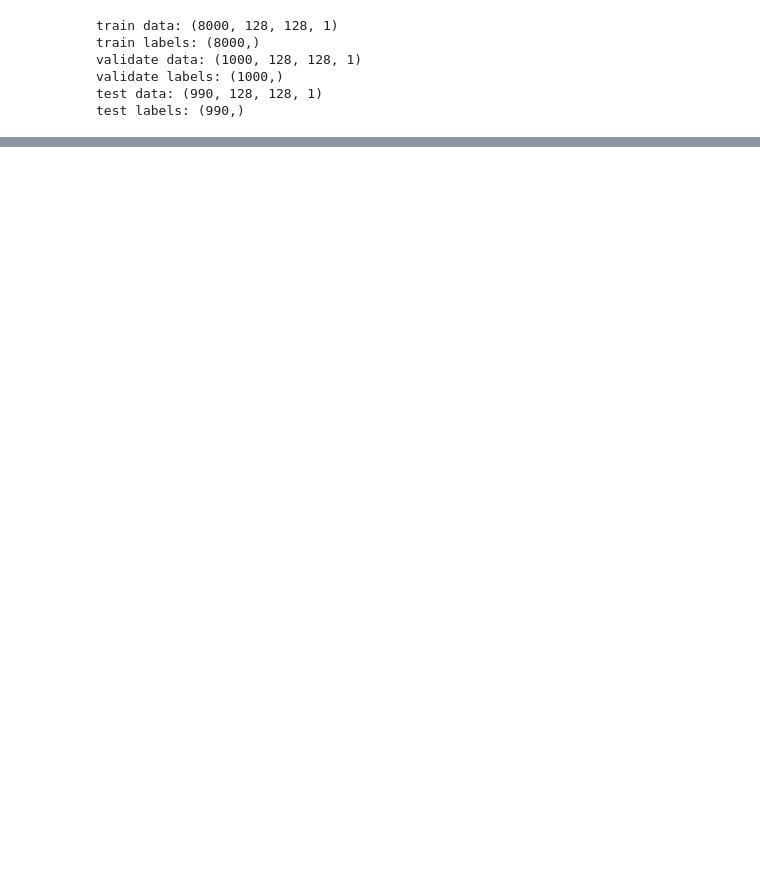
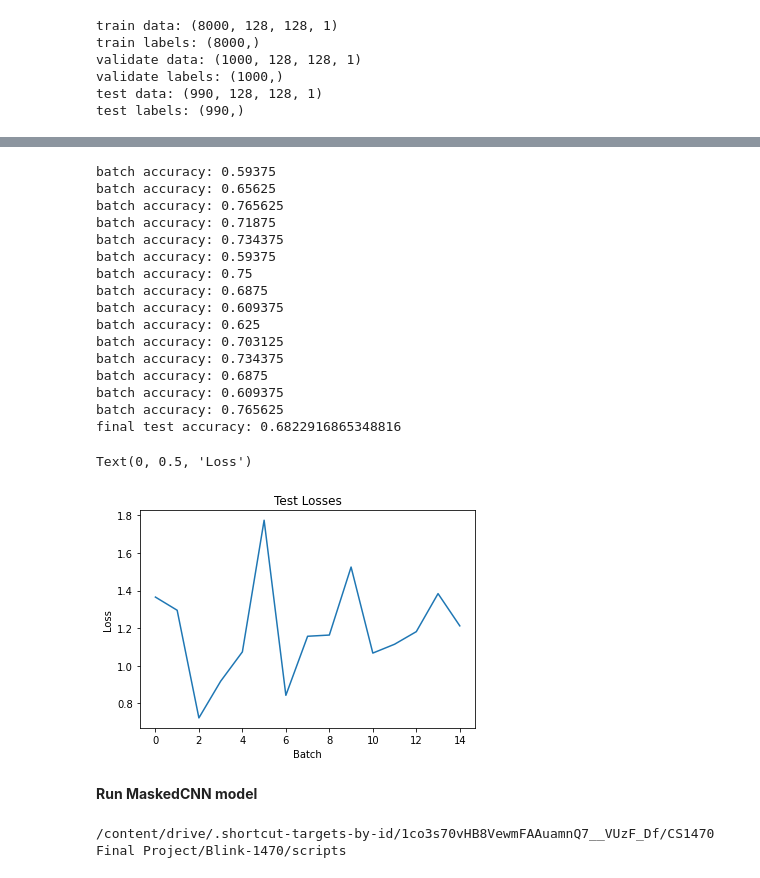
Before and after one commit to guoclara/the-sound-of-music, a Jupyter notebook: scripts/final_project.ipynb, the cells around one changed output, grey strips where cells are left out. Cells and saved outputs as stored; diff of their text form; code cells hidden in the pictures; blank space fills up the shorter version.

```diff
--- a/scripts/final_project.ipynb
+++ b/scripts/final_project.ipynb
@@ -374,0 +330,69 @@ TypeError: ignored
+# %%
+# Run model on test set and assess test accuracies
+
+def test(model, test_data, test_labels):
+  """
+  Run model on test set and assess accuracy
+  :returns: list of batch losses and average test accuracy across all batches
+  """
+  # Set model hyperparameters
+  bsz = model.batch_sz = 64
+  model.hlayer_sz = 1024
+  model.dropout_rate = 0 # No regularization during validation
+
+  test_loss = []
+  test_accuracy = []
+  for start, end in zip(range(0, len(test_data) - bsz, bsz), range(bsz, len(test_data), bsz)):
+    batched_test = tf.convert_to_tensor(test_data[start:end, :, :, :])
+    batched_labels = tf.convert_to_tensor(test_labels[start:end])
+
+    logits = model.call(batched_test)
+    batch_loss = model.loss_func(logits, batched_labels)
+    test_loss.append(batch_loss)
+
+    batch_accuracy = model.accuracy_func(logits, batched_labels)
+    test_accuracy.append(batch_accuracy)
+    print(f"batch accuracy: {batch_accuracy}")
+
+  accuracy = tf.reduce_mean(test_accuracy)
+  return test_loss, accuracy
+
+# Call validate
+losses, accuracy = test(base_model, test_data, test_labels)
+print(f"final test accuracy: {accuracy}")
+
+# Uncomment to visualize validate losses
+x = [i for i in range(len(losses))]
+plt.plot(x, losses)
+plt.title("Test Losses")
+plt.xlabel("Batch")
+plt.ylabel("Loss")
+# %% [output]
+batch accuracy: 0.59375
+batch accuracy: 0.65625
+batch accuracy: 0.765625
+batch accuracy: 0.71875
+batch accuracy: 0.734375
+batch accuracy: 0.59375
+batch accuracy: 0.75
+batch accuracy: 0.6875
+batch accuracy: 0.609375
+batch accuracy: 0.625
+batch accuracy: 0.703125
+batch accuracy: 0.734375
+batch accuracy: 0.6875
+batch accuracy: 0.609375
+batch accuracy: 0.765625
+final test accuracy: 0.6822916865348816
+Text(0, 0.5, 'Loss')
+[figure, added]
+# %% [markdown]
+**Run MaskedCNN model**
+# %%
+%cd /content/drive/My Drive/CS1470 Final Project/Blink-1470/scripts
+from masked_model import MaskedCNN
+
+#NOTE: reference masking.py for mask func implementation
+mask_model = MaskedCNN(10)
+# %% [output]
+/content/drive/.shortcut-targets-by-id/1co3s70vHB8VewmFAAuamnQ7__VUzF_Df/CS1470 Final Project/Blink-1470/scripts
```
Also changed, not shown: parts of 37 cells of this notebook.
